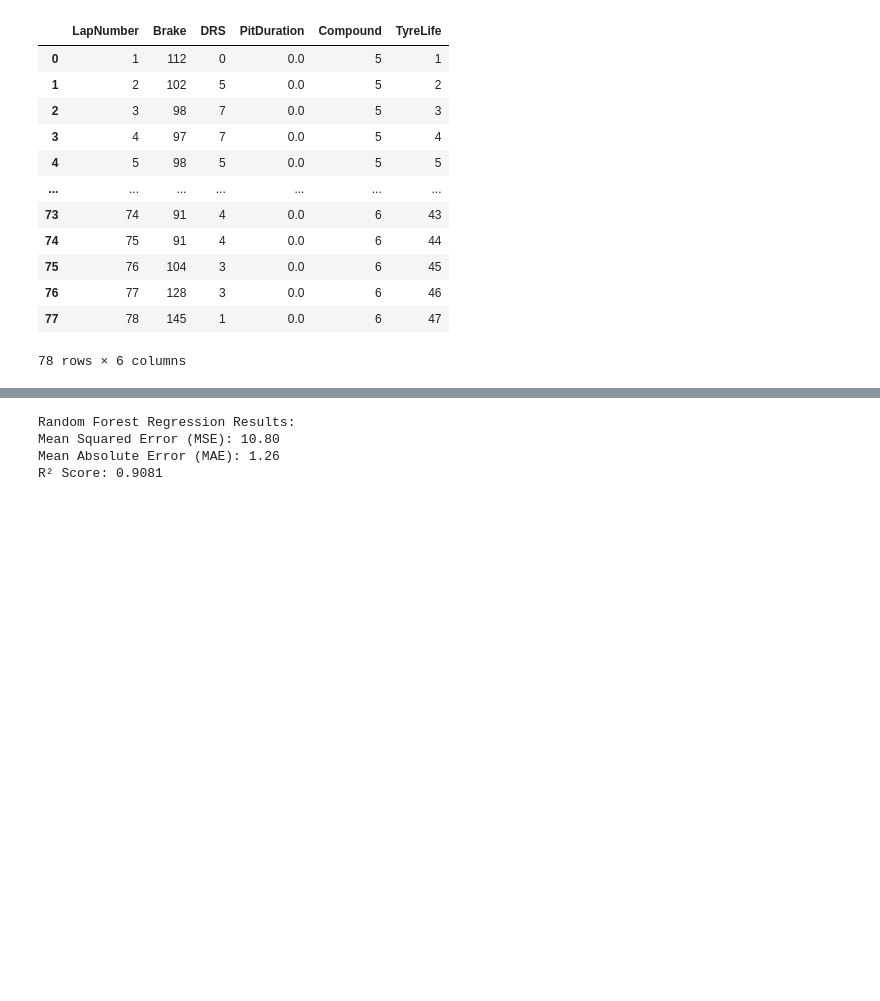
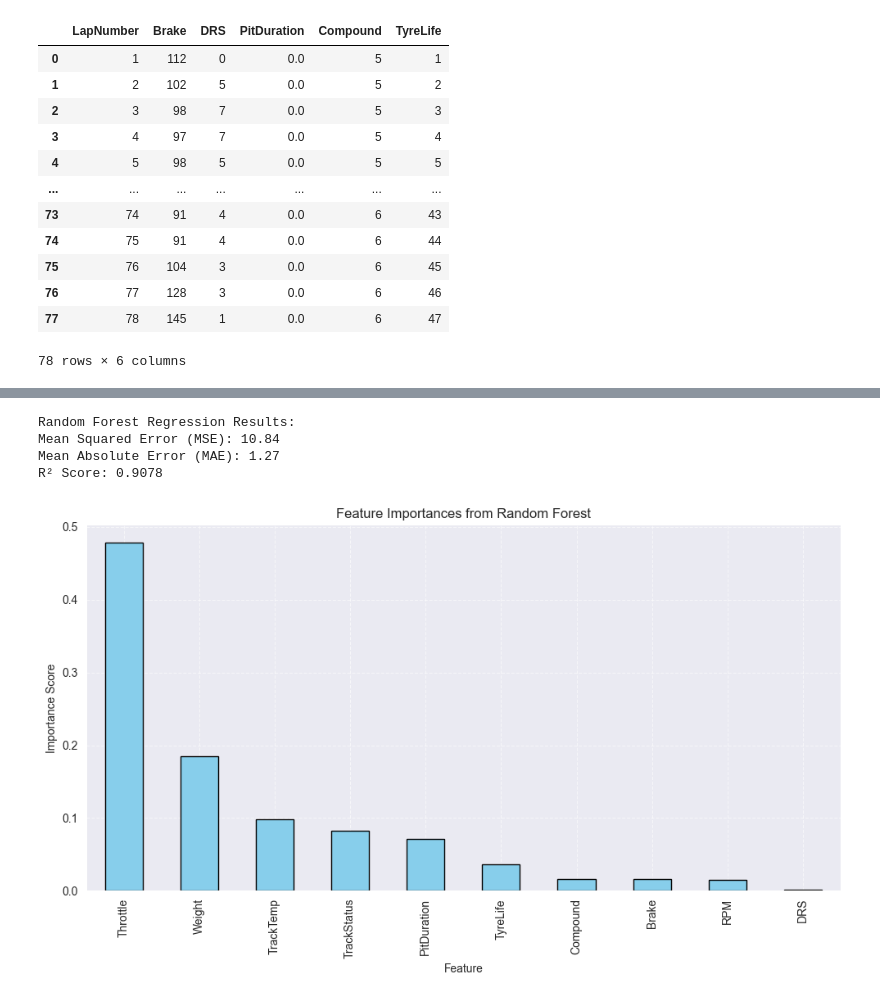
Before and after one commit to JigyashuSaravta/2025Spring_Final_F1, a Jupyter notebook: Fastf1/mc_sim.ipynb, the cells around one changed output, grey strips where cells are left out. Drawn from its saved outputs; the diff is of its cells as text; code cells hidden in the pictures; blank space fills up the shorter version.

```diff
--- a/Fastf1/mc_sim.ipynb
+++ b/Fastf1/mc_sim.ipynb
@@ -611,14 +611,39 @@ def train_random_forest(df):
 # %%
 # Suppose df is your final MC simulation dataframe
 df_regression = pd.read_csv('regression_final.csv')
-best_model, metrics = train_random_forest(df_regression)
+best_model, metrics, X = train_random_forest(df_regression)
 
 # Access best_model.predict() later to predict new lap times!
 # %% [output]
 Random Forest Regression Results:
-Mean Squared Error (MSE): 10.80
-Mean Absolute Error (MAE): 1.26
-R² Score: 0.9081
+Mean Squared Error (MSE): 10.84
+Mean Absolute Error (MAE): 1.27
+R² Score: 0.9078
+# %%
+import pandas as pd
+import matplotlib.pyplot as plt
+
+# Assuming you have:
+# - model: your trained RandomForestRegressor
+# - X: the training feature matrix (or use df.drop([...], axis=1) again)
+
+# Step 1: Extract importances and pair with column names
+feature_importances = pd.Series(best_model.feature_importances_, index=X.columns)
+
+# Step 2: Sort by importance (descending)
+feature_importances = feature_importances.sort_values(ascending=False)
+
+# Step 3: Plot
+plt.figure(figsize=(10, 6))
+feature_importances.plot(kind='bar', color='skyblue', edgecolor='black')
+plt.title('Feature Importances from Random Forest')
+plt.ylabel('Importance Score')
+plt.xlabel('Feature')
+plt.grid(True, linestyle='--', alpha=0.6)
+plt.tight_layout()
+plt.show()
+# %% [output]
+[figure, added]
 # %%
 def monte_carlo_simulation(model, laps, df_random, car_type, n_simulations=5000):
     """
```
Also changed, not shown: parts of 9 cells of this notebook, 3 other files.
